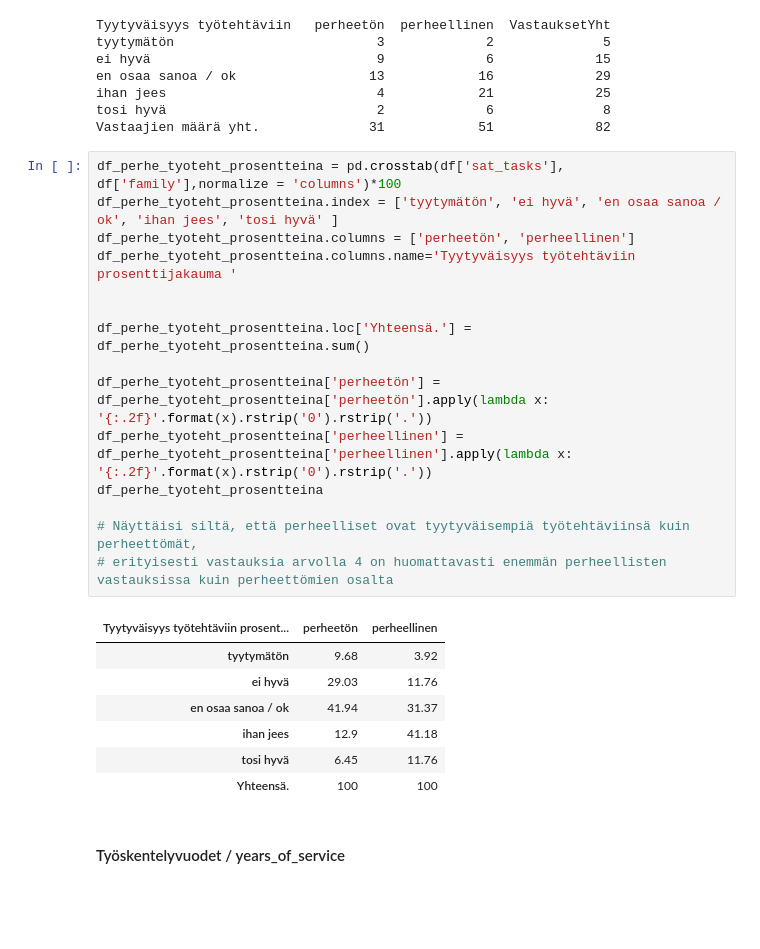
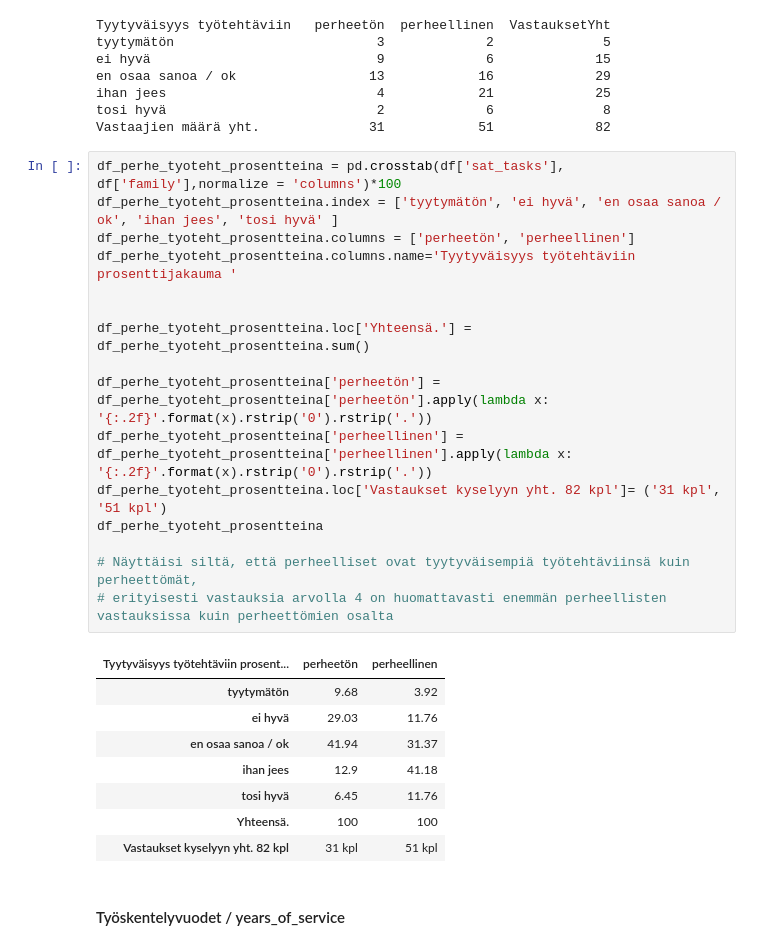
Before and after one commit to Hildura/Tiedonk-sittely-Pytjonilla-Ryhm-5, a Jupyter notebook: Projekti/Analyzing_WorkPlaceSatisfactionSurveyData.ipynb, the cells around one changed output. Saved outputs shown, nothing was run; the diff lists cells and outputs as text; blank space fills up the shorter version.

```diff
--- a/Projekti/Analyzing_WorkPlaceSatisfactionSurveyData.ipynb
+++ b/Projekti/Analyzing_WorkPlaceSatisfactionSurveyData.ipynb
@@ -461,26 +461,28 @@ Vastaajien määrä yht.              31            51             82
 # %%
 df_perhe_tyoteht_prosentteina = pd.crosstab(df['sat_tasks'], df['family'],normalize = 'columns')*100
 df_perhe_tyoteht_prosentteina.index = ['tyytymätön', 'ei hyvä', 'en osaa sanoa / ok', 'ihan jees', 'tosi hyvä' ]
 df_perhe_tyoteht_prosentteina.columns = ['perheetön', 'perheellinen']
 df_perhe_tyoteht_prosentteina.columns.name='Tyytyväisyys työtehtäviin prosenttijakauma '
 
 
 df_perhe_tyoteht_prosentteina.loc['Yhteensä.'] = df_perhe_tyoteht_prosentteina.sum()
 
 df_perhe_tyoteht_prosentteina['perheetön'] = df_perhe_tyoteht_prosentteina['perheetön'].apply(lambda x: '{:.2f}'.format(x).rstrip('0').rstrip('.'))
 df_perhe_tyoteht_prosentteina['perheellinen'] = df_perhe_tyoteht_prosentteina['perheellinen'].apply(lambda x: '{:.2f}'.format(x).rstrip('0').rstrip('.'))
+df_perhe_tyoteht_prosentteina.loc['Vastaukset kyselyyn yht. 82 kpl']= ('31 kpl', '51 kpl')
 df_perhe_tyoteht_prosentteina
 
 # Näyttäisi siltä, että perheelliset ovat tyytyväisempiä työtehtäviinsä kuin perheettömät,
 # erityisesti vastauksia arvolla 4 on huomattavasti enemmän perheellisten vastauksissa kuin perheettömien osalta
 # %% [output]
 | Tyytyväisyys työtehtäviin prosent... | perheetön | perheellinen |
 | tyytymätön | 9.68 | 3.92 |
 | ei hyvä | 29.03 | 11.76 |
 | en osaa sanoa / ok | 41.94 | 31.37 |
 | ihan jees | 12.9 | 41.18 |
 | tosi hyvä | 6.45 | 11.76 |
 | Yhteensä. | 100 | 100 |
+| Vastaukset kyselyyn yht. 82 kpl | 31 kpl | 51 kpl |
 # %% [markdown]
 #### Työskentelyvuodet / years_of_service
 # %%
```
